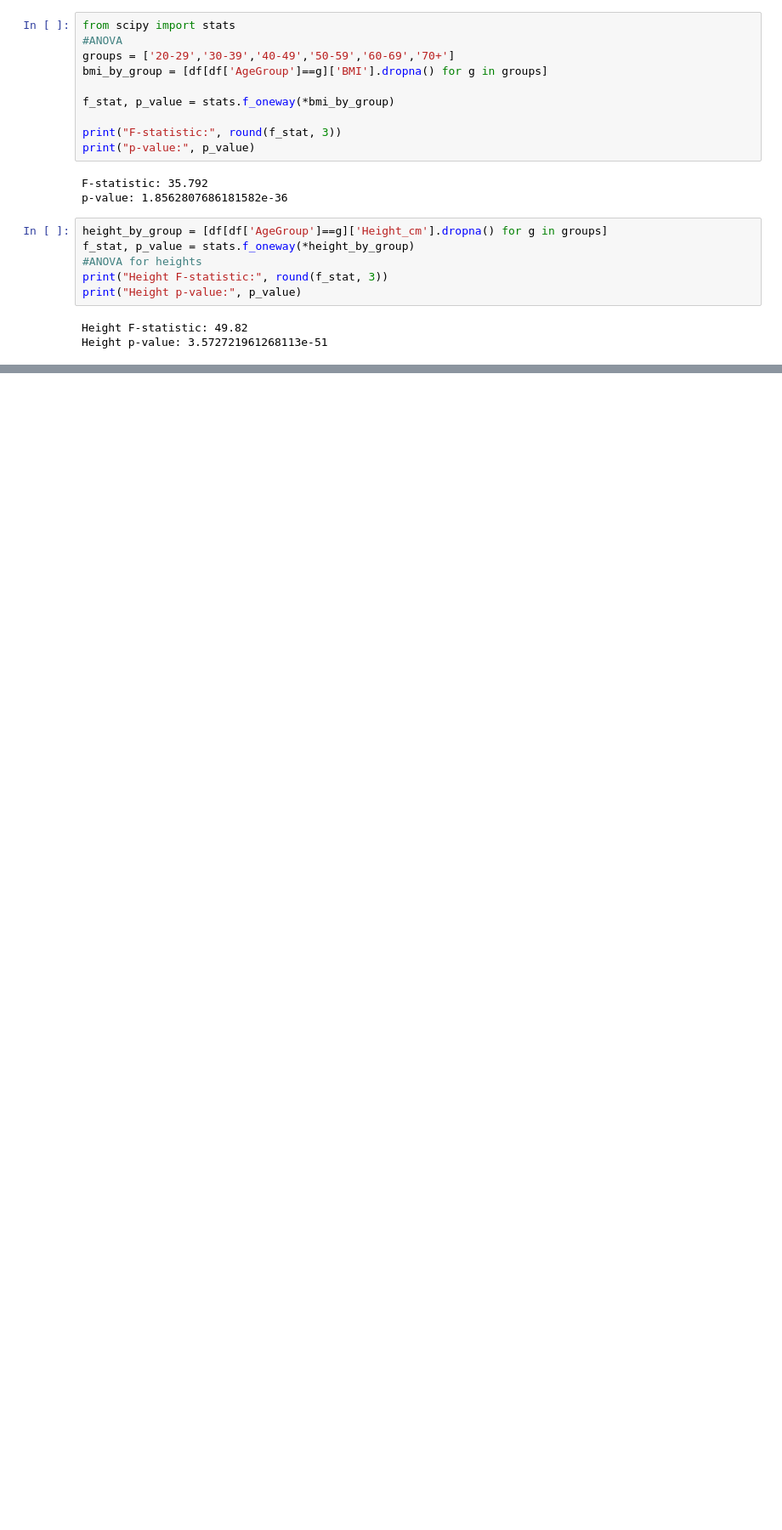
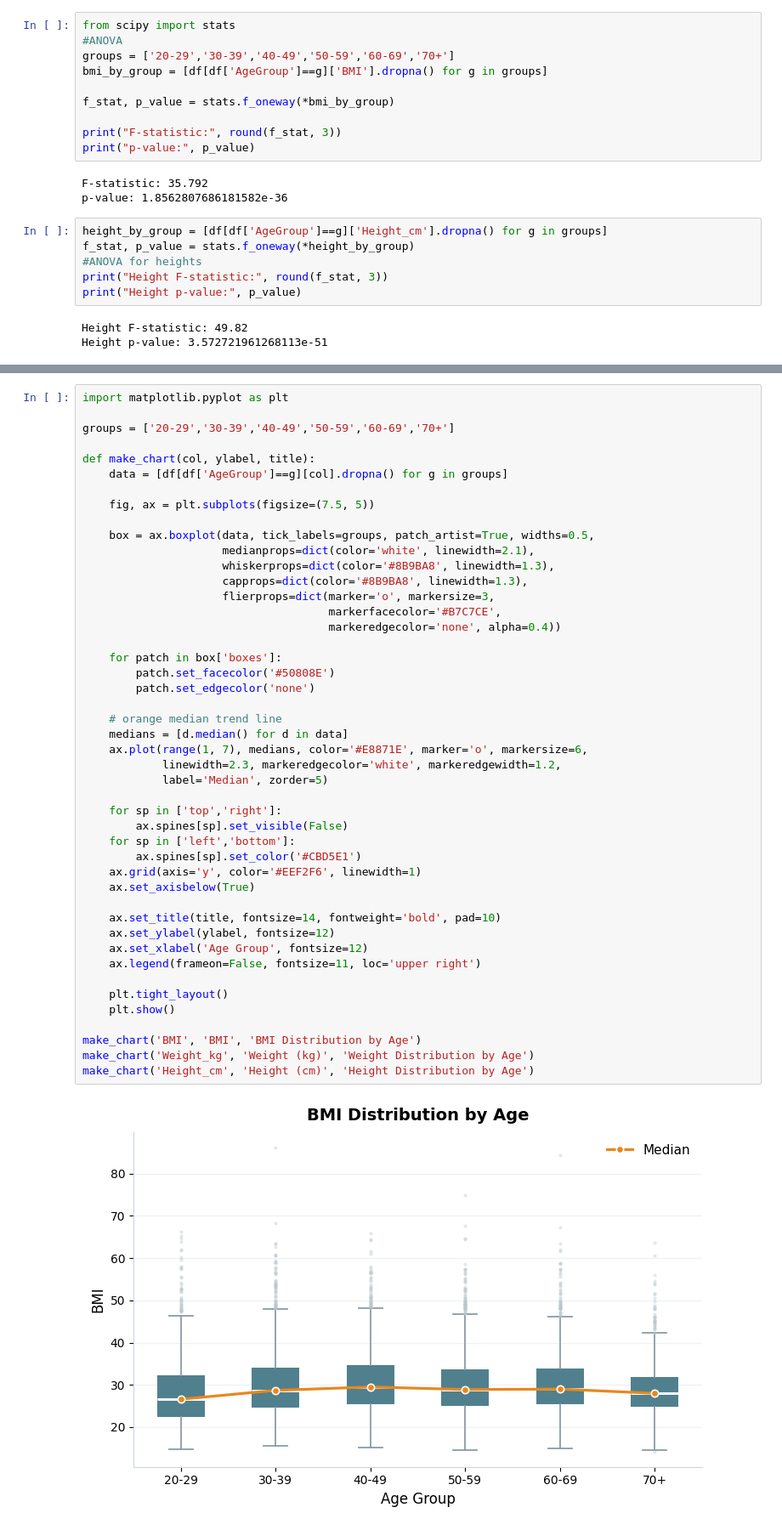
Before and after one commit to tejasabert/NHANES_FTI, a Jupyter notebook: TejasAbert_NHANESFTI_Project.ipynb, the cells around one changed output, grey strips where cells are left out. Shown at 85% size. Cells and saved outputs as stored; diff of their text form; blank space fills up the shorter version.

```diff
--- a/TejasAbert_NHANESFTI_Project.ipynb
+++ b/TejasAbert_NHANESFTI_Project.ipynb
@@ -516,0 +566,48 @@ Height p-value: 3.572721961268113e-51
+# %%
+import matplotlib.pyplot as plt
+
+groups = ['20-29','30-39','40-49','50-59','60-69','70+']
+
+def make_chart(col, ylabel, title):
+    data = [df[df['AgeGroup']==g][col].dropna() for g in groups]
+
+    fig, ax = plt.subplots(figsize=(7.5, 5))
+
+    box = ax.boxplot(data, tick_labels=groups, patch_artist=True, widths=0.5,
+                     medianprops=dict(color='white', linewidth=2.1),
+                     whiskerprops=dict(color='#8B9BA8', linewidth=1.3),
+                     capprops=dict(color='#8B9BA8', linewidth=1.3),
+                     flierprops=dict(marker='o', markersize=3,
+                                     markerfacecolor='#B7C7CE',
+                                     markeredgecolor='none', alpha=0.4))
+
+    for patch in box['boxes']:
+        patch.set_facecolor('#50808E')
+        patch.set_edgecolor('none')
+
+    # orange median trend line
+    medians = [d.median() for d in data]
+    ax.plot(range(1, 7), medians, color='#E8871E', marker='o', markersize=6,
+            linewidth=2.3, markeredgecolor='white', markeredgewidth=1.2,
+            label='Median', zorder=5)
+
+    for sp in ['top','right']:
+        ax.spines[sp].set_visible(False)
+    for sp in ['left','bottom']:
+        ax.spines[sp].set_color('#CBD5E1')
+    ax.grid(axis='y', color='#EEF2F6', linewidth=1)
+    ax.set_axisbelow(True)
+
+    ax.set_title(title, fontsize=14, fontweight='bold', pad=10)
+    ax.set_ylabel(ylabel, fontsize=12)
+    ax.set_xlabel('Age Group', fontsize=12)
+    ax.legend(frameon=False, fontsize=11, loc='upper right')
+
+    plt.tight_layout()
+    plt.show()
+
+make_chart('BMI', 'BMI', 'BMI Distribution by Age')
+make_chart('Weight_kg', 'Weight (kg)', 'Weight Distribution by Age')
+make_chart('Height_cm', 'Height (cm)', 'Height Distribution by Age')
+# %% [output]
+[figure, added]
```
Also changed, not shown: parts of 2 cells of this notebook.
